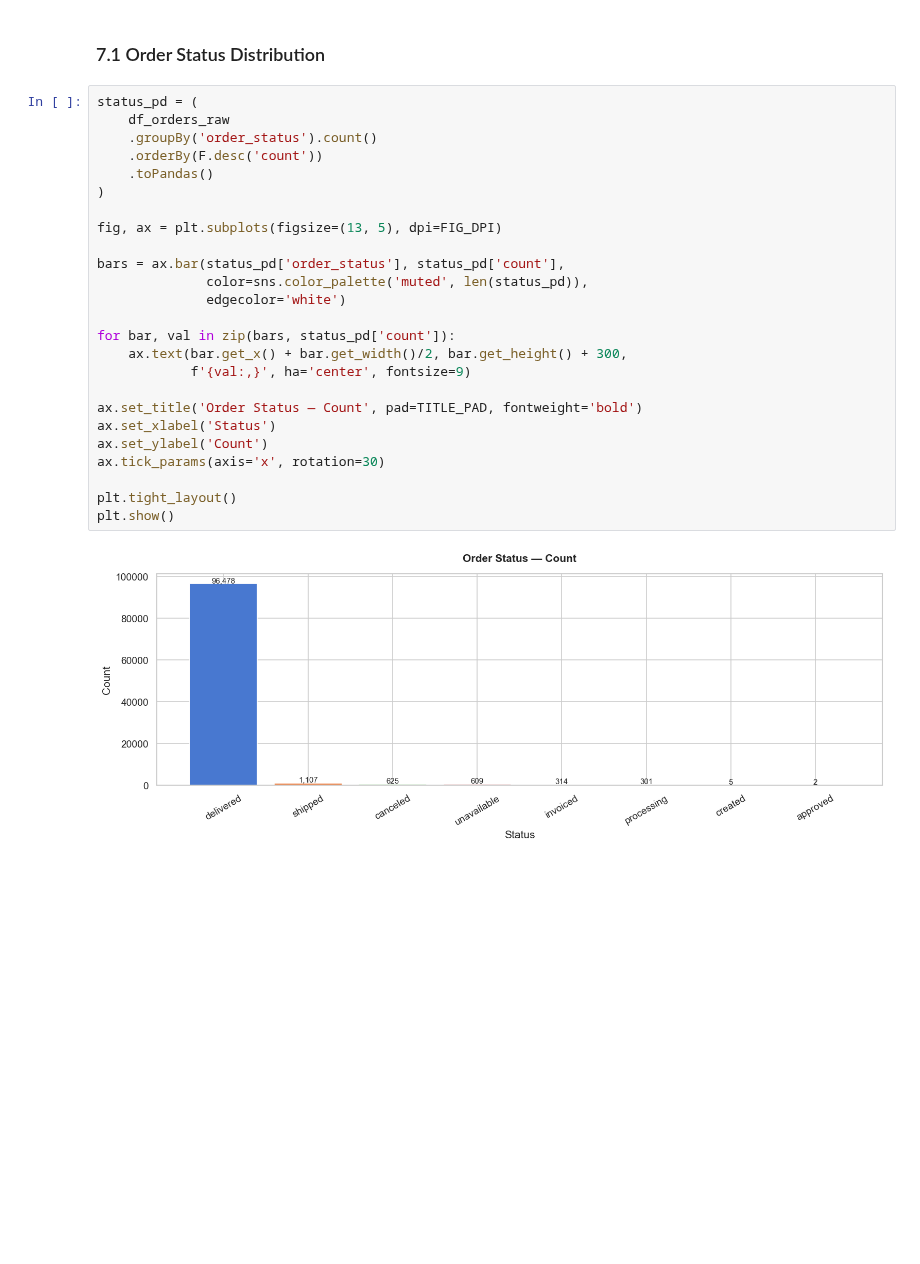
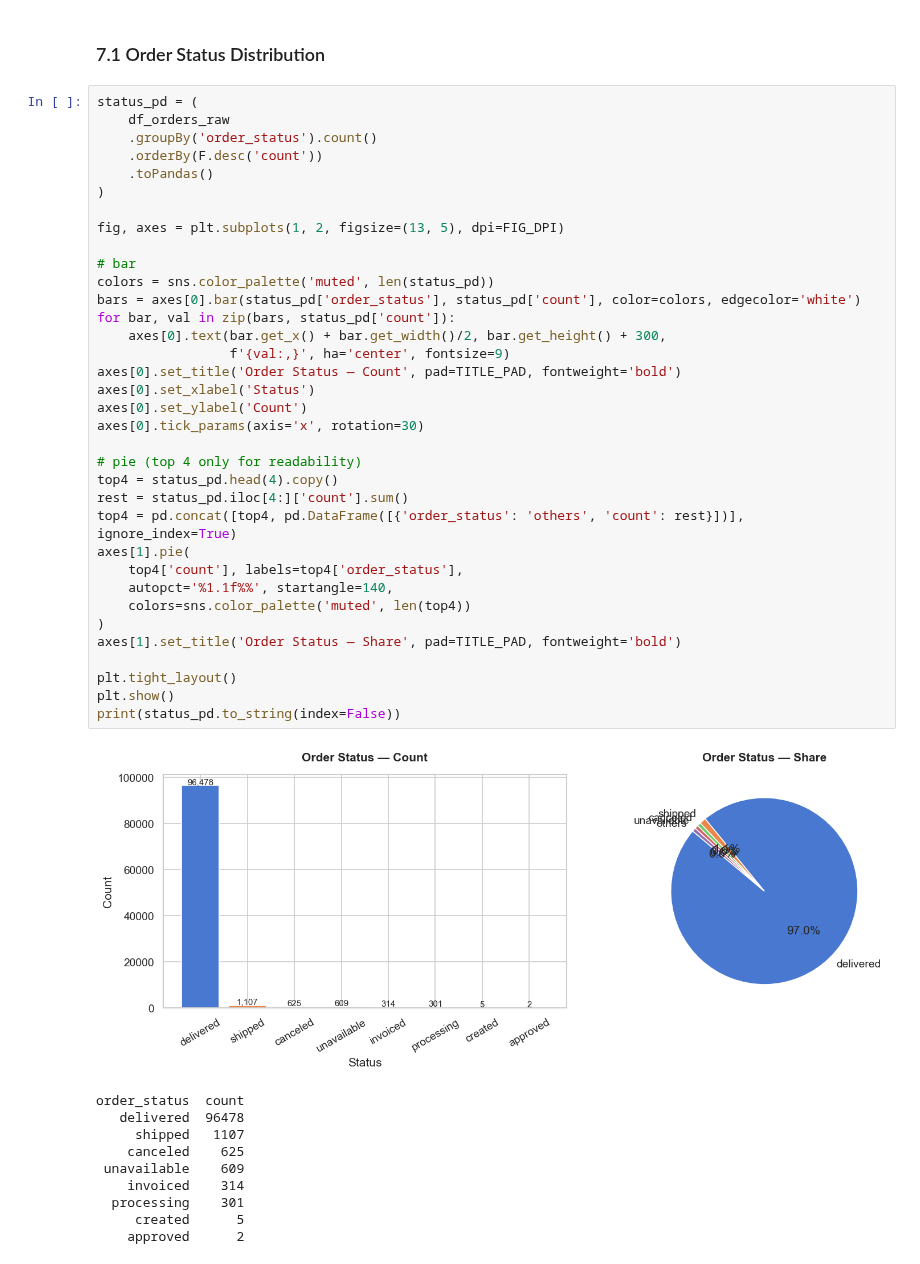
Before and after one commit to Malinda1/ecommerce-recommendation-spark, a Jupyter notebook: notebooks/01_data_loading_cleaning.ipynb, the cells around one changed output. Cells and saved outputs as stored; diff of their text form; blank space fills up the shorter version.

Commit message:
Now again added Pie chart for show order status

```diff
--- a/notebooks/01_data_loading_cleaning.ipynb
+++ b/notebooks/01_data_loading_cleaning.ipynb
@@ -310,27 +310,46 @@ plt.show()
 # %%
 status_pd = (
     df_orders_raw
     .groupBy('order_status').count()
     .orderBy(F.desc('count'))
     .toPandas()
 )
 
-fig, ax = plt.subplots(figsize=(13, 5), dpi=FIG_DPI)
+fig, axes = plt.subplots(1, 2, figsize=(13, 5), dpi=FIG_DPI)
 
-bars = ax.bar(status_pd['order_status'], status_pd['count'],
-              color=sns.color_palette('muted', len(status_pd)),
-              edgecolor='white')
+# bar
+colors = sns.color_palette('muted', len(status_pd))
+bars = axes[0].bar(status_pd['order_status'], status_pd['count'], color=colors, edgecolor='white')
+for bar, val in zip(bars, status_pd['count']):
+    axes[0].text(bar.get_x() + bar.get_width()/2, bar.get_height() + 300,
+                 f'{val:,}', ha='center', fontsize=9)
+axes[0].set_title('Order Status — Count', pad=TITLE_PAD, fontweight='bold')
+axes[0].set_xlabel('Status')
+axes[0].set_ylabel('Count')
+axes[0].tick_params(axis='x', rotation=30)
 
-for bar, val in zip(bars, status_pd['count']):
-    ax.text(bar.get_x() + bar.get_width()/2, bar.get_height() + 300,
-            f'{val:,}', ha='center', fontsize=9)
-
-ax.set_title('Order Status — Count', pad=TITLE_PAD, fontweight='bold')
-ax.set_xlabel('Status')
-ax.set_ylabel('Count')
-ax.tick_params(axis='x', rotation=30)
+# pie (top 4 only for readability)
+top4 = status_pd.head(4).copy()
+rest = status_pd.iloc[4:]['count'].sum()
+top4 = pd.concat([top4, pd.DataFrame([{'order_status': 'others', 'count': rest}])], ignore_index=True)
+axes[1].pie(
+    top4['count'], labels=top4['order_status'],
+    autopct='%1.1f%%', startangle=140,
+    colors=sns.color_palette('muted', len(top4))
+)
+axes[1].set_title('Order Status — Share', pad=TITLE_PAD, fontweight='bold')
 
 plt.tight_layout()
 plt.show()
+print(status_pd.to_string(index=False))
 # %% [output]
-[figure, old version]
+[figure, new version]
+order_status  count
+   delivered  96478
+     shipped   1107
+    canceled    625
+ unavailable    609
+    invoiced    314
+  processing    301
+     created      5
+    approved      2
```
Also changed, not shown: parts of 1 cell of this notebook.
